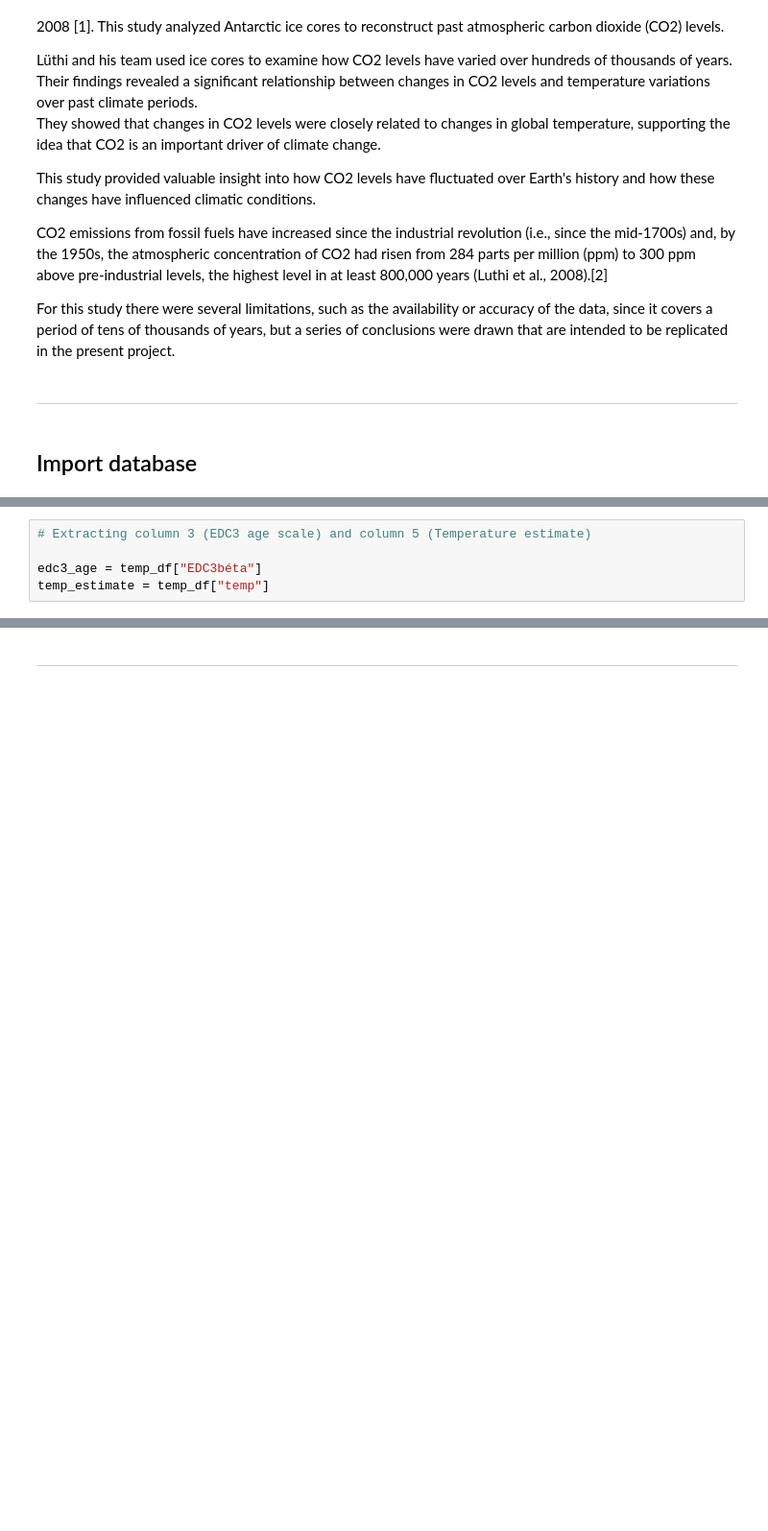
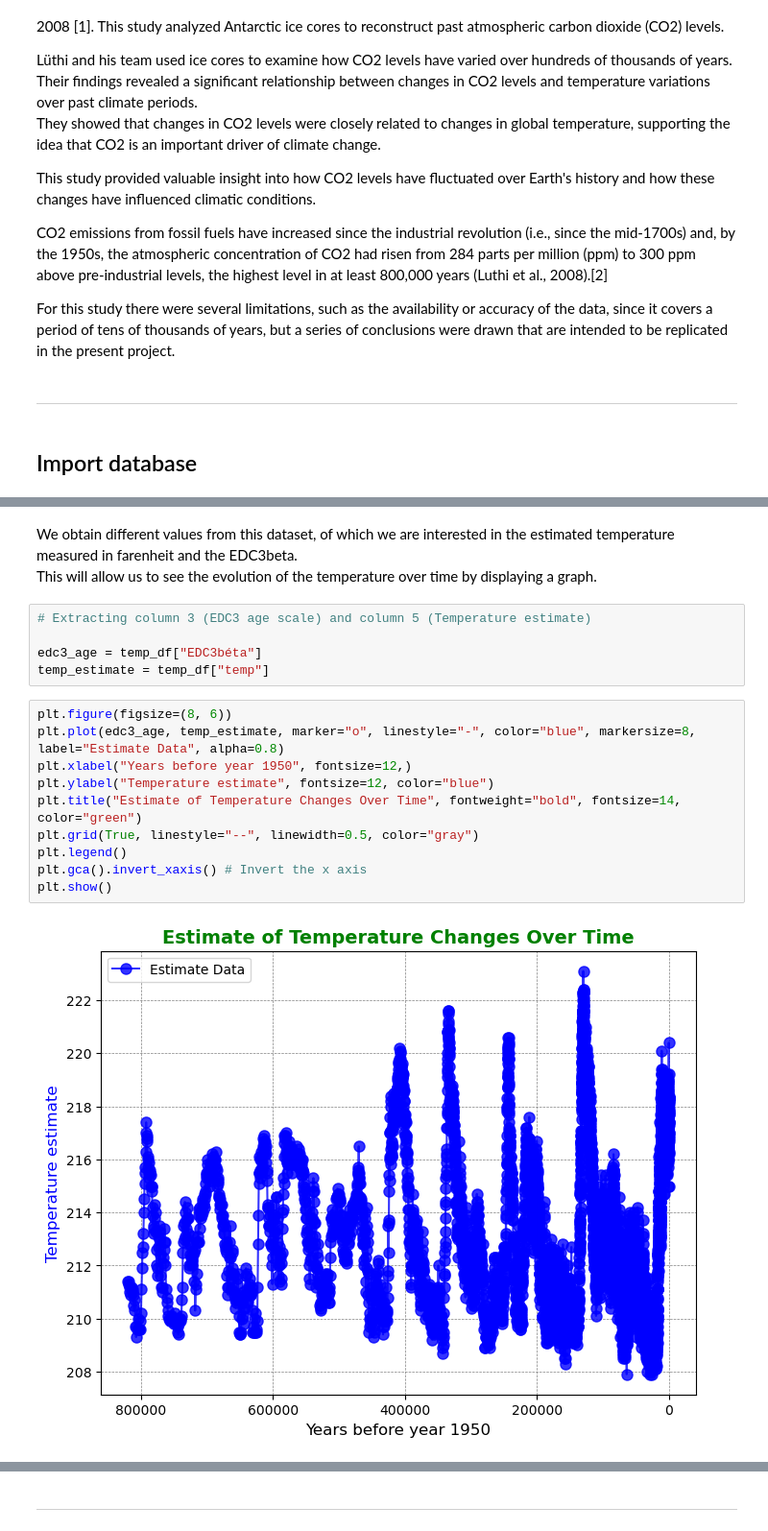
Before and after one commit to jalaca91/project2-programming-data-analysis, a Jupyter notebook: project.ipynb, the cells around one changed output, grey strips where cells are left out. Shown: that part at 96% size. Cells and saved outputs as stored; diff of their text form; blank space fills up the shorter version.

Commit message:
plots + co2 vs temp

```diff
--- a/project.ipynb
+++ b/project.ipynb
@@ -114,8 +119,23 @@ temp_df.head()
 | 2 | 3 | 1.10 | -37.44019 | -46.026667 | NaN | 218.3 | 3.104404 |
 | 3 | 4 | 1.65 | -31.64156 | -41.540000 | NaN | 218.3 | 3.104025 |
 | 4 | 5 | 2.20 | -24.55278 | -34.516667 | NaN | 218.3 | 3.103453 |
+# %% [markdown]
+We obtain different values from this dataset, of which we are interested in the estimated temperature measured in farenheit and the EDC3beta.
+This will allow us to see the evolution of the temperature over time by displaying a graph.
 # %%
 # Extracting column 3 (EDC3 age scale) and column 5 (Temperature estimate)
 
 edc3_age = temp_df["EDC3béta"]
 temp_estimate = temp_df["temp"]
+# %%
+plt.figure(figsize=(8, 6))
+plt.plot(edc3_age, temp_estimate, marker="o", linestyle="-", color="blue", markersize=8, label="Estimate Data", alpha=0.8)
+plt.xlabel("Years before year 1950", fontsize=12,)
+plt.ylabel("Temperature estimate", fontsize=12, color="blue")
+plt.title("Estimate of Temperature Changes Over Time", fontweight="bold", fontsize=14, color="green")
+plt.grid(True, linestyle="--", linewidth=0.5, color="gray")
+plt.legend()
+plt.gca().invert_xaxis() # Invert the x axis
+plt.show()
+# %% [output]
+[figure, added]
```
Also changed, not shown: parts of 13 cells of this notebook.
